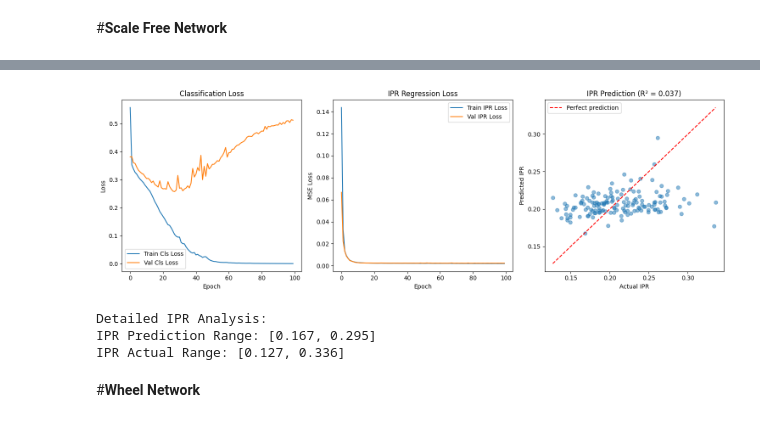
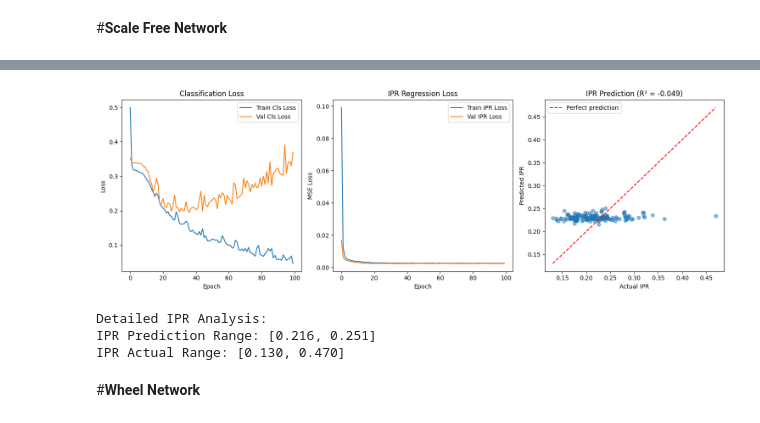
Before and after one commit to shikharkyadesultory/GNN_resilient_network, a Jupyter notebook: Steady_State_GNN(GCN).ipynb, the cells around one changed output, grey strips where cells are left out. Cells and saved outputs as stored; diff of their text form; code cells hidden in the pictures.

```diff
--- a/Steady_State_GNN(GCN).ipynb
+++ b/Steady_State_GNN(GCN).ipynb
@@ -471,7 +474,7 @@ class StarNetworkDataset(Dataset):
       denominator = np.sum(squared) ** 2
       ipr_value = numerator / denominator if denominator != 0 else 0.0 # Handle division by zero
 
-      self.data.append(torch.tensor(features, dtype=torch.float32))
+      self.data.append(torch.tensor(features, dtype=torch.float64)) # Changed to float64
       self.labels.append(label)
       self.ipr_targets.append(ipr_value) # Append IPR target
 
@@ -479,7 +482,7 @@ class StarNetworkDataset(Dataset):
     return self.n_samples
 
   def __getitem__(self, idx):
-    return self.data[idx], self.labels[idx], torch.tensor(self.ipr_targets[idx], dtype=torch.float32) # Return all three
+    return self.data[idx], self.labels[idx], torch.tensor(self.ipr_targets[idx], dtype=torch.float64) # Changed to float64
 
 ## Train Function ##
 def train_model(model, train_loader, val_loader, optimizer, criterion_cls, criterion_ipr, epochs=100, device='cpu'):
@@ -960,7 +968,7 @@ class CircleNetworkDataset(Dataset):
       numerator = np.sum(squared ** 2)
       denominator = np.sum(squared) ** 2
       ipr_value = numerator / denominator if denominator != 0 else 0.0
-      self.data.append(torch.tensor(features, dtype=torch.float32))
+      self.data.append(torch.tensor(features, dtype=torch.float64)) # Changed to float64
       self.labels.append(label)
       self.ipr_targets.append(ipr_value)
 
@@ -968,7 +976,7 @@ class CircleNetworkDataset(Dataset):
     return self.n_samples
 
   def __getitem__(self, idx):
-    return self.data[idx], self.labels[idx], torch.tensor(self.ipr_targets[idx], dtype=torch.float32)
+    return self.data[idx], self.labels[idx], torch.tensor(self.ipr_targets[idx], dtype=torch.float64)
 # %%
 ## Execution Block ##
 if __name__ == "__main__":
@@ -978,8 +986,8 @@ if __name__ == "__main__":
     n_samples = 1000
     batch_size = 32
 
-    star_adj = create_circle_network(n_nodes)
-    print(f"star network adjacency matrix shape{star_adj.shape}")
+    circle_adj = create_circle_network(n_nodes) # Corrected function call
+    print(f"circle network adjacency matrix shape{circle_adj.shape}")
 
     dataset = CircleNetworkDataset(n_samples=n_samples, n_nodes=n_nodes,
                                n_features=n_features, n_classes=n_classes)
@@ -997,22 +1005,23 @@ if __name__ == "__main__":
     test_loader = torch.utils.data.DataLoader(test_dataset, batch_size=batch_size)
 
     model_config = {
-        'dimNodeSignals': [n_features, 16, 8],
-        'nFilterTaps': [3, 2],
+        'dimNodeSignals': [n_features, 16, 8, 4],  # Added a third layer
+        'nFilterTaps': [3, 2, 2],  # Added a third filter tap
         'bias': True,
         'nonLinearity': nn.ReLU,
-        'kHopActivation': [2, 1],
-        'nSelectedNodes': [n_nodes, n_nodes//2, n_nodes//4],
+        'kHopActivation': [2, 1, 1], # Added a third kHopActivation
+        'nSelectedNodes': [n_nodes, n_nodes//2, n_nodes//4, n_nodes//8], # Added a fourth element
         'poolingFunction': lambda n_in, n_out, alpha: nn.AvgPool1d(alpha, stride=alpha),
-        'poolingSize': [2, 2],
+        'poolingSize': [2, 2, 2], # Added a third pooling size
         'dimLayersMLP': [64, 32],
         'dimLayersIPR': [16, 8], # Keep IPR layers config
-        'GSO': star_adj,
+        'GSO': torch.tensor(circle_adj, dtype=torch.float64), # Convert GSO to float64
         'order': 'Degree',
         'n_classes': n_classes # Pass n_classes to the model config
     }
 
     model = LocalActivationGNN(**model_config)
+    model = model.double()
     device = torch.device("cuda" if torch.cuda.is_available() else "cpu")
 
     criterion_cls = nn.CrossEntropyLoss()
@@ -1183,8 +1196,8 @@ if __name__ == "__main__":
     n_samples = 1000
     batch_size = 32
 
-    star_adj = create_scalefree_network(n_nodes)
-    print(f"star network adjacency matrix shape{star_adj.shape}")
+    scalefree_adj = create_scalefree_network(n_nodes) # Corrected function call
+    print(f"scalefree network adjacency matrix shape{scalefree_adj.shape}")
 
     dataset = ScaleFreeDataset(n_samples=n_samples, n_nodes=n_nodes,
                                n_features=n_features, n_classes=n_classes)
@@ -1202,17 +1215,17 @@ if __name__ == "__main__":
     test_loader = torch.utils.data.DataLoader(test_dataset, batch_size=batch_size)
 
     model_config = {
-        'dimNodeSignals': [n_features, 16, 8],
-        'nFilterTaps': [3, 2],
+        'dimNodeSignals': [n_features, 16, 8, 4],  # Added a third layer
+        'nFilterTaps': [3, 2, 2],  # Added a third filter tap
         'bias': True,
         'nonLinearity': nn.ReLU,
-        'kHopActivation': [2, 1],
-        'nSelectedNodes': [n_nodes, n_nodes//2, n_nodes//4],
+        'kHopActivation': [2, 1, 1], # Added a third kHopActivation
+        'nSelectedNodes': [n_nodes, n_nodes//2, n_nodes//4, n_nodes//8], # Added a fourth element
         'poolingFunction': lambda n_in, n_out, alpha: nn.AvgPool1d(alpha, stride=alpha),
-        'poolingSize': [2, 2],
+        'poolingSize': [2, 2, 2], # Added a third pooling size
         'dimLayersMLP': [64, 32],
         'dimLayersIPR': [16, 8], # Keep IPR layers config
-        'GSO': star_adj,
+        'GSO': torch.tensor(scalefree_adj, dtype=torch.float64), # Convert GSO to float64
         'order': 'Degree',
         'n_classes': n_classes # Pass n_classes to the model config
     }
@@ -1320,7 +1337,7 @@ Correlation: 0.2432
-[figure, old version]
+[figure, new version]
-Detailed IPR Analysis:
-IPR Prediction Range: [0.167, 0.295]
-IPR Actual Range: [0.127, 0.336]
+Detailed IPR Analysis:
+IPR Prediction Range: [0.216, 0.251]
+IPR Actual Range: [0.130, 0.470]
 # %% [markdown]
 #**Wheel Network**
 # %%
```
Also changed, not shown: parts of 7 cells of this notebook.
